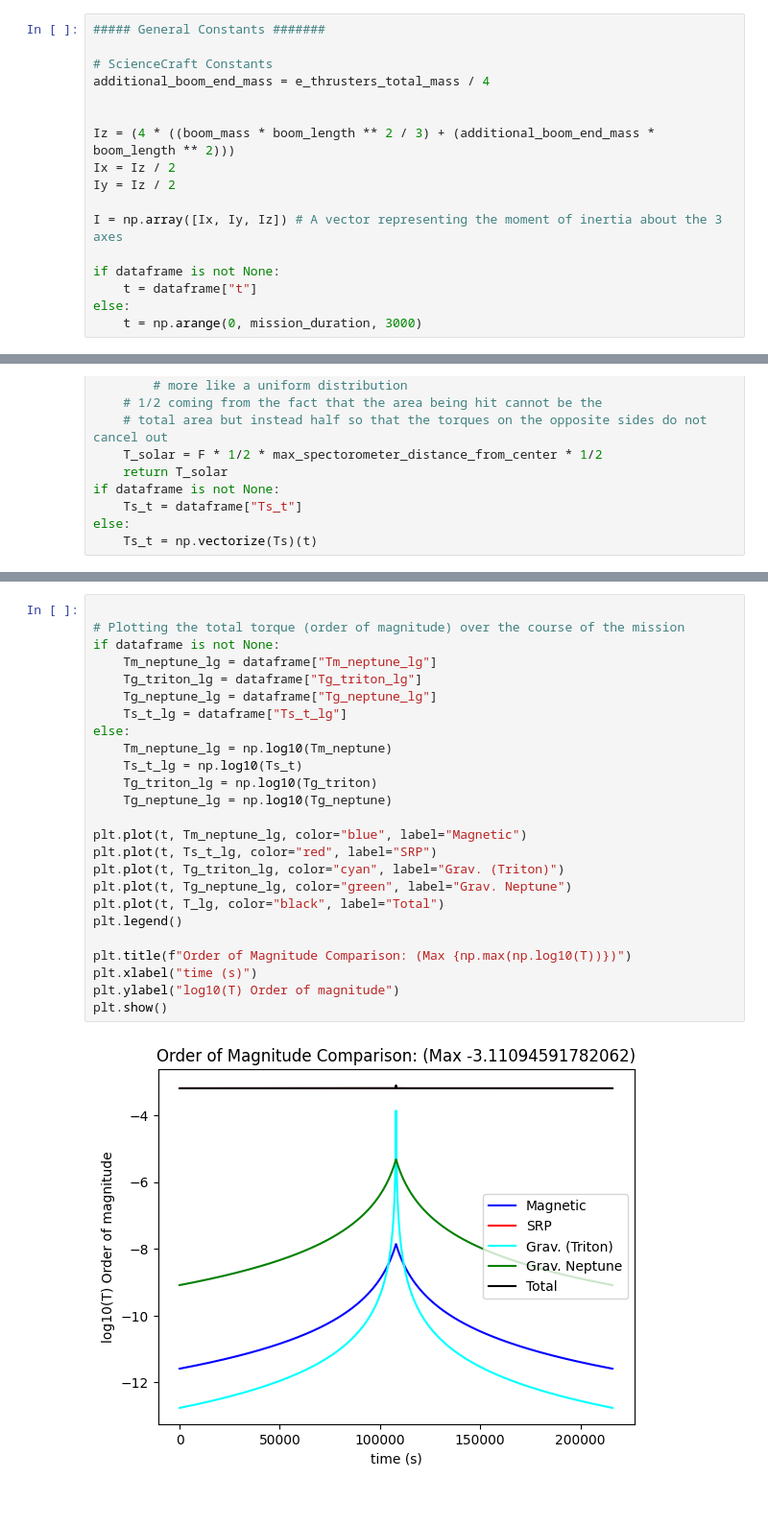
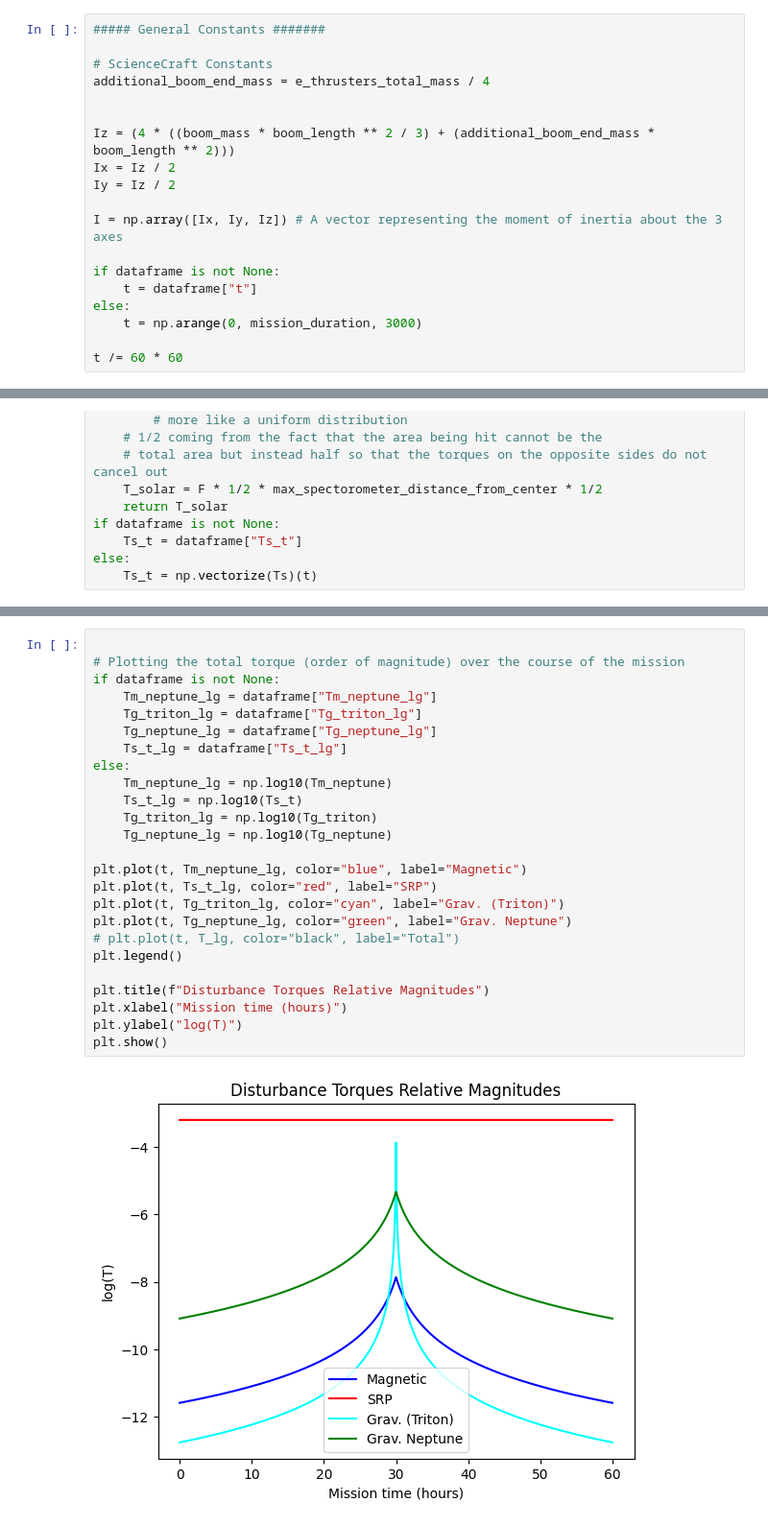
Before and after one commit to Menamonmon/on-axis-momentum, a Jupyter notebook: disturbances.ipynb, the cells around one changed output, grey strips where cells are left out. Shown at 96% size. Cells and saved outputs as stored; diff of their text form.

Commit message:
updated disturbances to be cleaner + updated the momentum storage

```diff
--- a/disturbances.ipynb
+++ b/disturbances.ipynb
@@ -70,6 +70,8 @@ if dataframe is not None:
 	t = dataframe["t"]
 else:
 	t = np.arange(0, mission_duration, 3000)
+
+t /= 60 * 60
 # %%
 # Gravity gradient disturbances constants
 
@@ -270,27 +272,27 @@ plt.show()
 # %%
 
 # Plotting the total torque (order of magnitude) over the course of the mission
 if dataframe is not None:
 	Tm_neptune_lg = dataframe["Tm_neptune_lg"]
 	Tg_triton_lg = dataframe["Tg_triton_lg"]
 	Tg_neptune_lg = dataframe["Tg_neptune_lg"]
 	Ts_t_lg = dataframe["Ts_t_lg"]
 else:
 	Tm_neptune_lg = np.log10(Tm_neptune)
 	Ts_t_lg = np.log10(Ts_t)
 	Tg_triton_lg = np.log10(Tg_triton)
 	Tg_neptune_lg = np.log10(Tg_neptune)
 
 plt.plot(t, Tm_neptune_lg, color="blue", label="Magnetic")
 plt.plot(t, Ts_t_lg, color="red", label="SRP")
 plt.plot(t, Tg_triton_lg, color="cyan", label="Grav. (Triton)")
 plt.plot(t, Tg_neptune_lg, color="green", label="Grav. Neptune")
-plt.plot(t, T_lg, color="black", label="Total")
+# plt.plot(t, T_lg, color="black", label="Total")
 plt.legend()
 
-plt.title(f"Order of Magnitude Comparison: (Max {np.max(np.log10(T))})")
-plt.xlabel("time (s)")
-plt.ylabel("log10(T) Order of magnitude")
+plt.title(f"Disturbance Torques Relative Magnitudes")
+plt.xlabel("Mission time (hours)")
+plt.ylabel("log(T)")
 plt.show()
 # %% [output]
-[figure, old version]
+[figure, new version]
```
Also changed, not shown: parts of 4 cells of this notebook, 2 other files.
